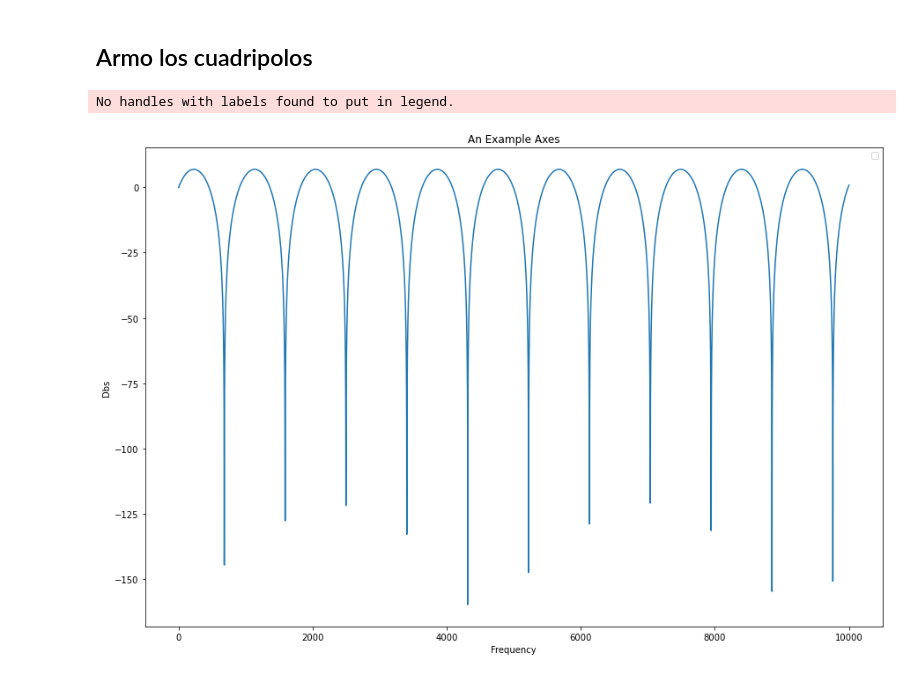
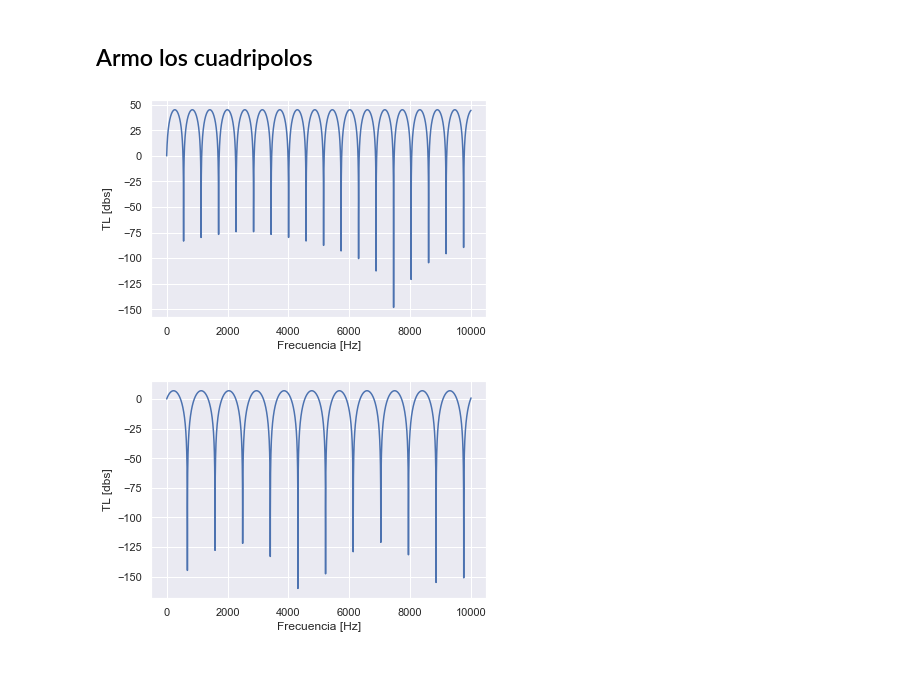
Before and after one commit to tomascufaro/quadrupoles, a Jupyter notebook: cuadripolos_aplication.ipynb, the cells around one changed output. Drawn from its saved outputs; the diff is of its cells as text; code cells hidden in the pictures.

```diff
--- a/cuadripolos_aplication.ipynb
+++ b/cuadripolos_aplication.ipynb
@@ -20,24 +20,24 @@ silenciador:
 # %%
 # 1 cámara
 camara_s = np.pi*0.126*0.06
-camara_s1 = camara_s2 = np.pi*0.02**2
+camara_s1 = camara_s2 = np.pi*(0.02**2)
 camara_largo = 0.3
 # 2 tubo
-tubo_s = tubo_s1 = np.pi*0.02**2
+tubo_s = tubo_s1 = np.pi*(0.02**2)
 tubo_largo = 0.19
 # 3 camara
 camara_s = np.pi*0.126*0.06
-camara_s1 = camara_s2 = np.pi*0.02**2
+camara_s1 = camara_s2 = np.pi*(0.02**2)
 # 4 resonador + tubo de cuarto de onda:
     # 4.1 tubo de cuarto de onda:
-tubo_cuarto_s = tubo_cuarto_s1 = np.pi*0.02**2
+tubo_cuarto_s = tubo_cuarto_s1 = np.pi*(0.02**2)
 tubo_cuarto_largo = 0.01
     #4.1 extensión_expansión
 exten_expan_s1 = np.pi*0.126*0.06
-exten_expan_s = np.pi*0.02**2
+exten_expan_s = np.pi*(0.02**2)
 exten_expan_l = 0.01
     #4.2 rezonador de helmholtz
-helmholtz_s = helmholtz_s1 = 0.02**2*np.pi*2
+helmholtz_s = helmholtz_s1 = (0.02**2)*np.pi
 helmholtz_l= 0.01
 helmholtz_v = 2*np.pi*0.126*0.06*0.19 - tubo_largo*tubo_s
 # %% [markdown]
@@ -48,15 +48,16 @@ camara = Cuadripolo(s=camara_s, largo=camara_largo, s1=camara_s1, s2=camara_s2,
 camara.coeficientes()
 camara.obtencion_tl()
 camara.plot_tl()
+# %% [output]
+[figure, added]
 # %%
 #tubo
-tubo = Cuadripolo(tubo_s, largo = tubo_largo, tipo = 'tubo')
+tubo = Cuadripolo(tubo_s, largo = tubo_largo, tipo = 'tubo_recto')
 tubo.coeficientes()
 tubo.obtencion_tl()
 tubo.plot_tl()
 # %% [output]
-No handles with labels found to put in legend.
-[figure, old version]
+[figure, new version]
 # %%
 #camara
 camara_3 = Cuadripolo(s = camara_s, s1 = camara_s1, s2 = camara_s2, largo = camara_largo, tipo = 'camara')
```
Also changed, not shown: parts of 9 cells of this notebook, 2 other files.
